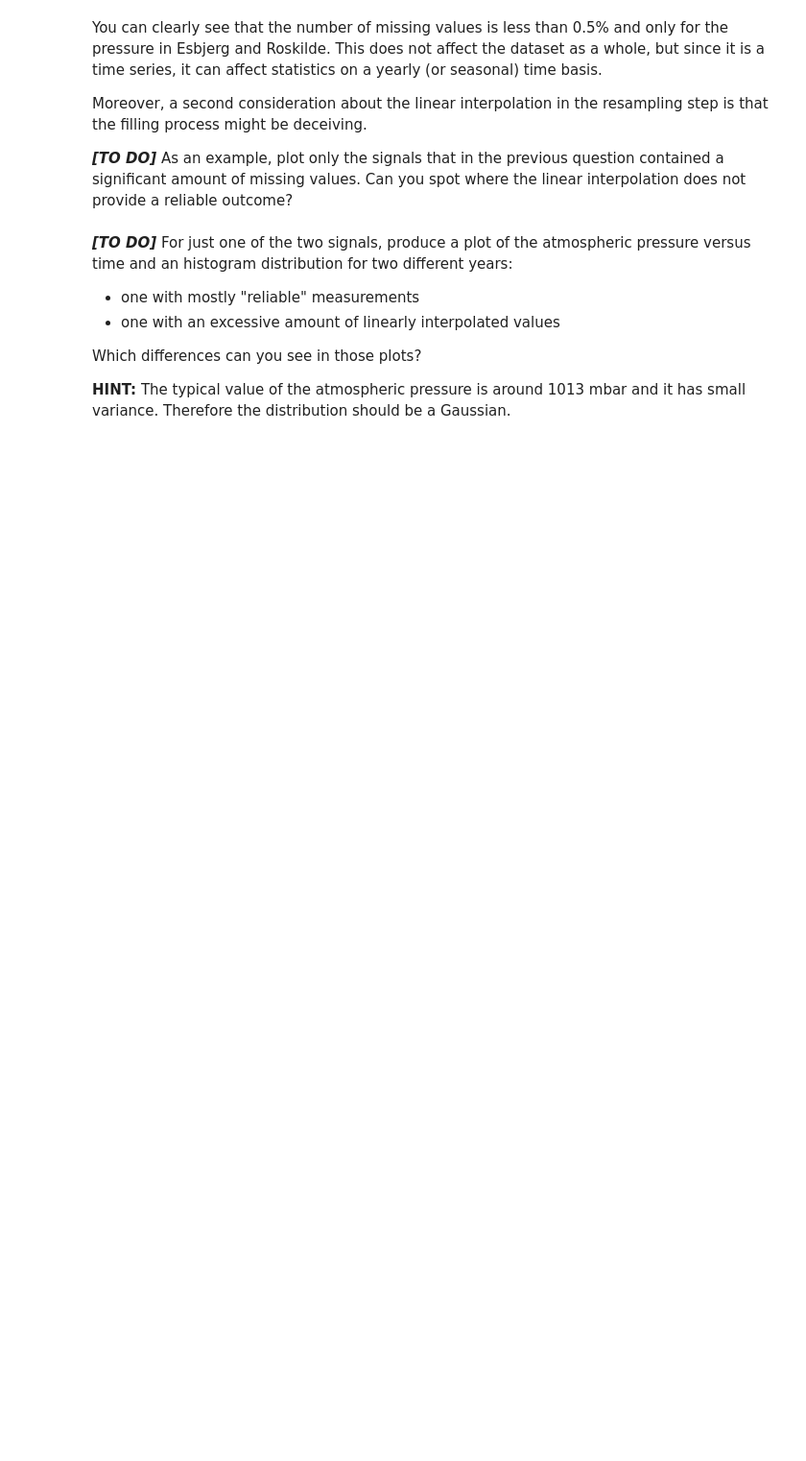
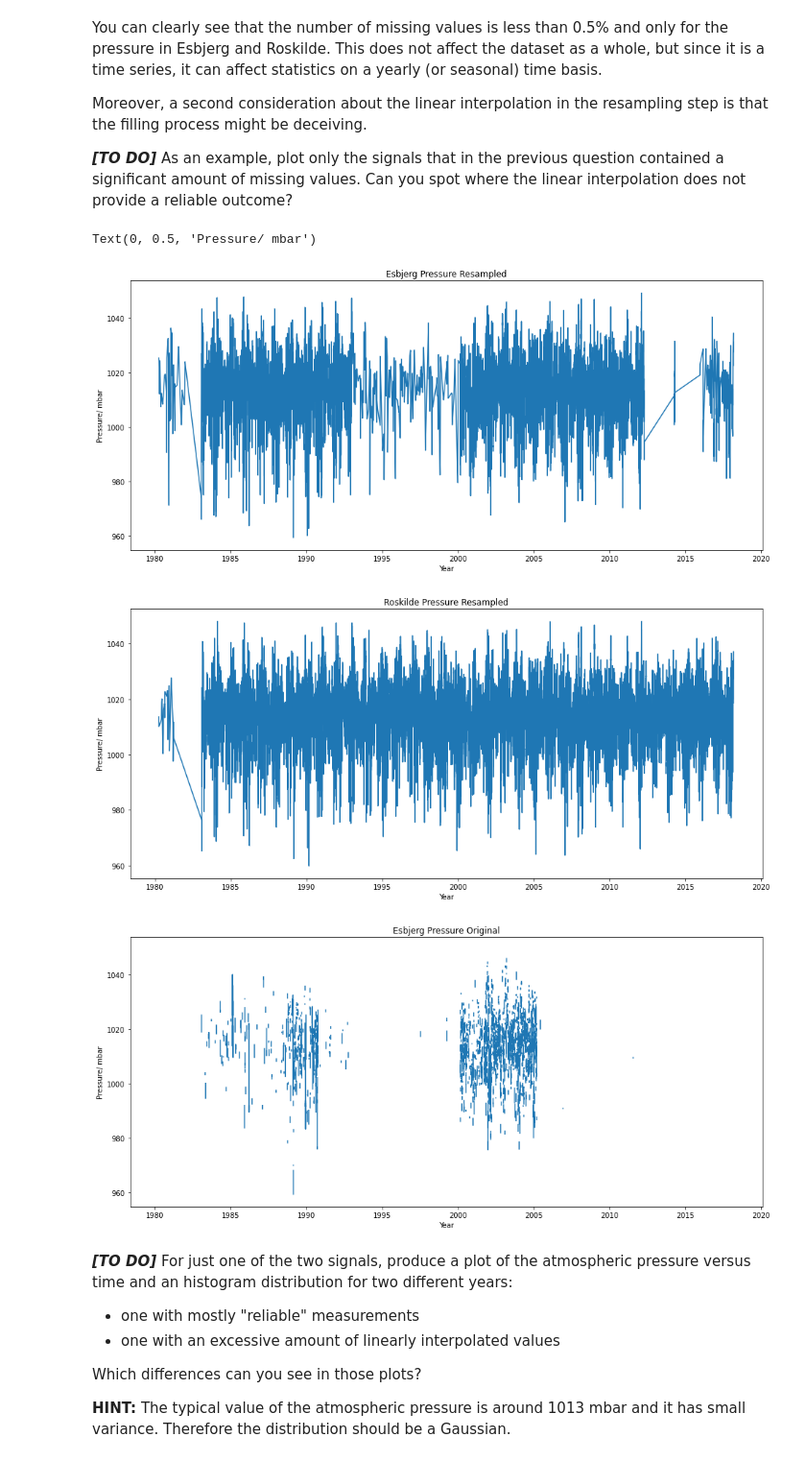
Before and after one commit to UCL-ELEC0136/2-data-processing-SemihA91, a Jupyter notebook: 2-data-processing.ipynb, the cells around one changed output. Shown at 96% size. Cells and saved outputs as stored; diff of their text form; code cells hidden in the pictures; blank space fills up the shorter version.

```diff
--- a/2-data-processing.ipynb
+++ b/2-data-processing.ipynb
@@ -645,3 +681,7 @@ Resampling a dataset does not assure that no missing values will be found afterw
 
 # TO DO
 ##############################
+for i, city in enumerate(df_cities):
+    print(cities[i])
+    for column in city.columns:
+        print('\t',column, city[column].isna().sum() )
@@ -658,3 +712,33 @@ Moreover, a second consideration about the linear interpolation in the resamplin
+# %%
+# TO DO
+########################################
+df_cities_res = [df_resampled.xs(city).reset_index() for city in cities]
+
+df_esb = df_cities_res[2]
+df_ros = df_cities_res[4]
+
+plt.figure(figsize=(16,7))
+plt.plot(df_esb['DateTime'], df_esb['Pressure'])
+plt.title('Esbjerg Pressure Resampled')
+plt.xlabel('Year')
+plt.ylabel('Pressure/ mbar')
+
+plt.figure(figsize=(16,7))
+plt.plot(df_ros['DateTime'], df_ros['Pressure'])
+plt.title('Roskilde Pressure Resampled')
+plt.xlabel('Year')
+plt.ylabel('Pressure/ mbar')
+
+plt.figure(figsize=(16,7))
+plt.plot(df_cities[2]['DateTime'], df_cities[2]['Pressure'])
+plt.title('Esbjerg Pressure Original')
+plt.xlabel('Year')
+plt.ylabel('Pressure/ mbar')
+# %% [output]
+Text(0, 0.5, 'Pressure/ mbar')
+[figure, added]
+[figure, added]
+[figure, added]
 # %% [markdown]
 **_[TO DO]_** For just one of the two signals, produce a plot of the atmospheric pressure versus time and an histogram distribution for two different years:
 - one with mostly "reliable" measurements
```
Also changed, not shown: parts of 6 cells of this notebook.
